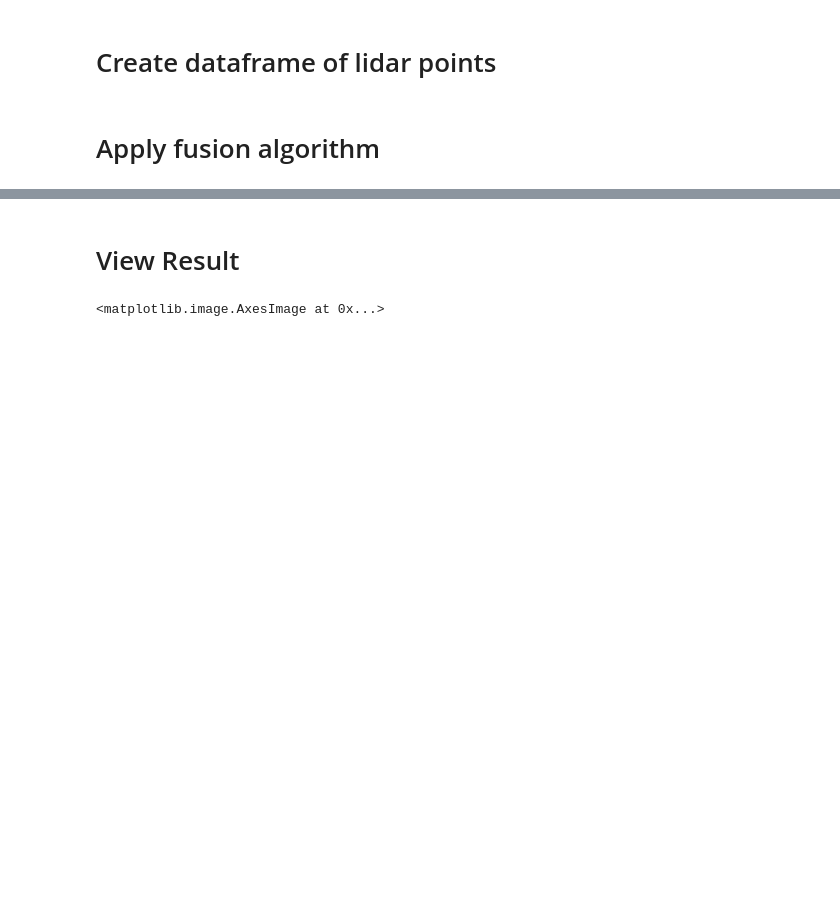
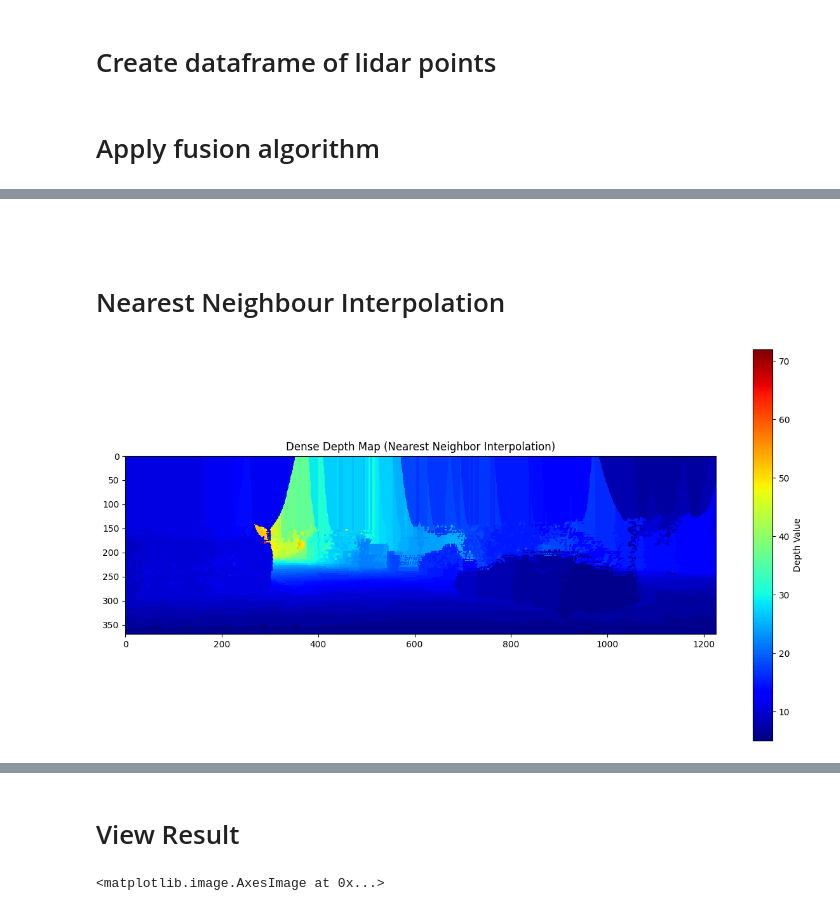
Before and after one commit to adityat4aa/Thesis, a Jupyter notebook: fuse_lidar_camera.ipynb, the cells around one changed output, grey strips where cells are left out. Saved outputs shown, nothing was run; the diff lists cells and outputs as text; code cells hidden in the pictures; blank space fills up the shorter version.

```diff
--- a/fuse_lidar_camera.ipynb
+++ b/fuse_lidar_camera.ipynb
@@ -83,0 +105,19 @@ for x,y,z in lidar_points:
+# %% [markdown]
+#
+# %% [markdown]
+# Nearest Neighbour Interpolation
+# %%
+valid_pixels = sparse_depth_map > 0
+u_coords, v_coords = np.where(valid_pixels)  # Get coordinates of valid depth values
+depth_values = sparse_depth_map[valid_pixels]
+
+grid_u, grid_v = np.mgrid[0:sparse_depth_map.shape[0], 0:sparse_depth_map.shape[1]]
+dense_depth_map = griddata((v_coords, u_coords), depth_values, (grid_v, grid_u), method='nearest')
+plt.figure(figsize=(15, 8))
+plt.imshow(dense_depth_map, cmap='jet', interpolation='nearest')
+plt.colorbar(label="Depth Value")
+plt.title("Dense Depth Map (Nearest Neighbor Interpolation)")
+plt.savefig('Nearest Neighbour Interpolation')
+plt.show()
+# %% [output]
+[figure, added]
```
Also changed, not shown: parts of 17 cells of this notebook.
